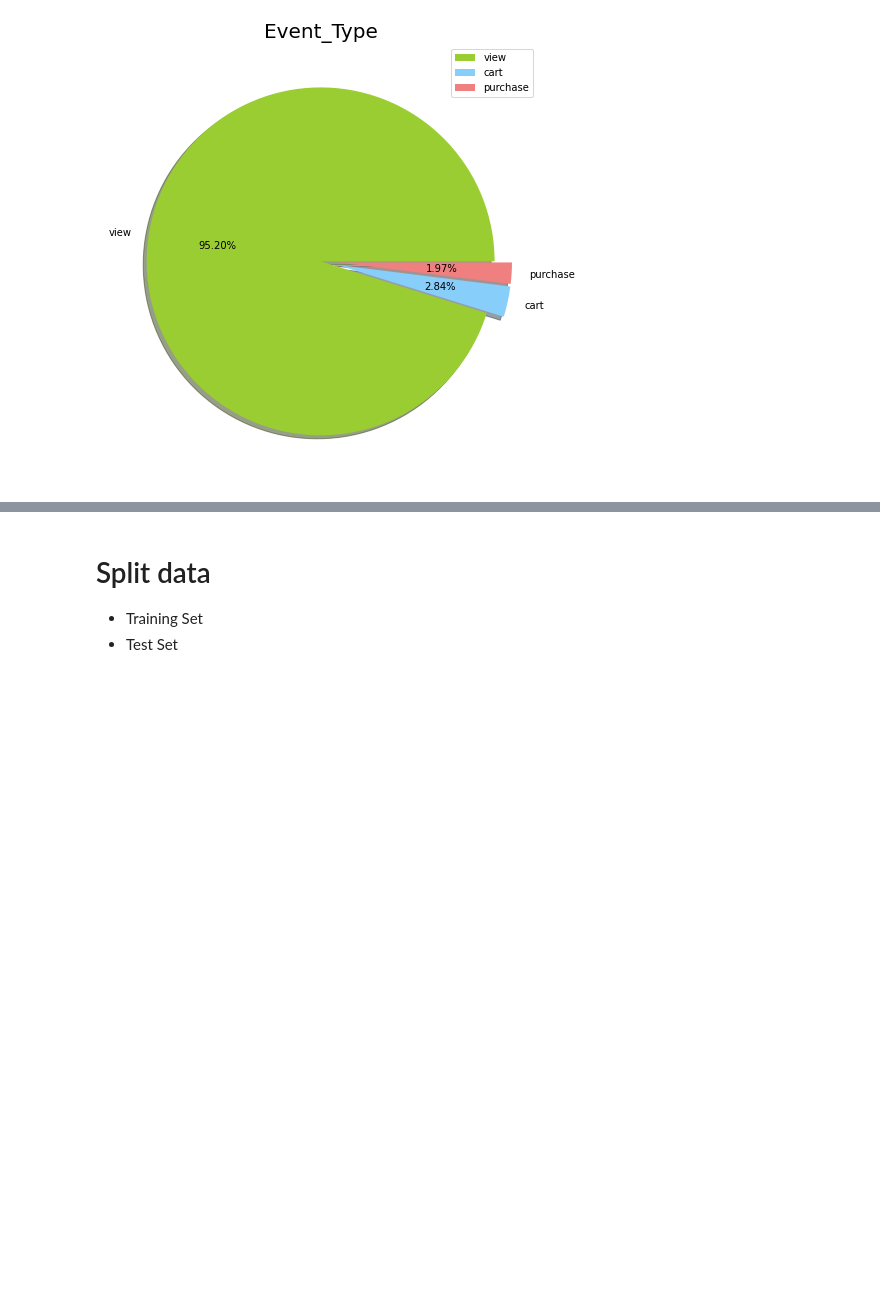
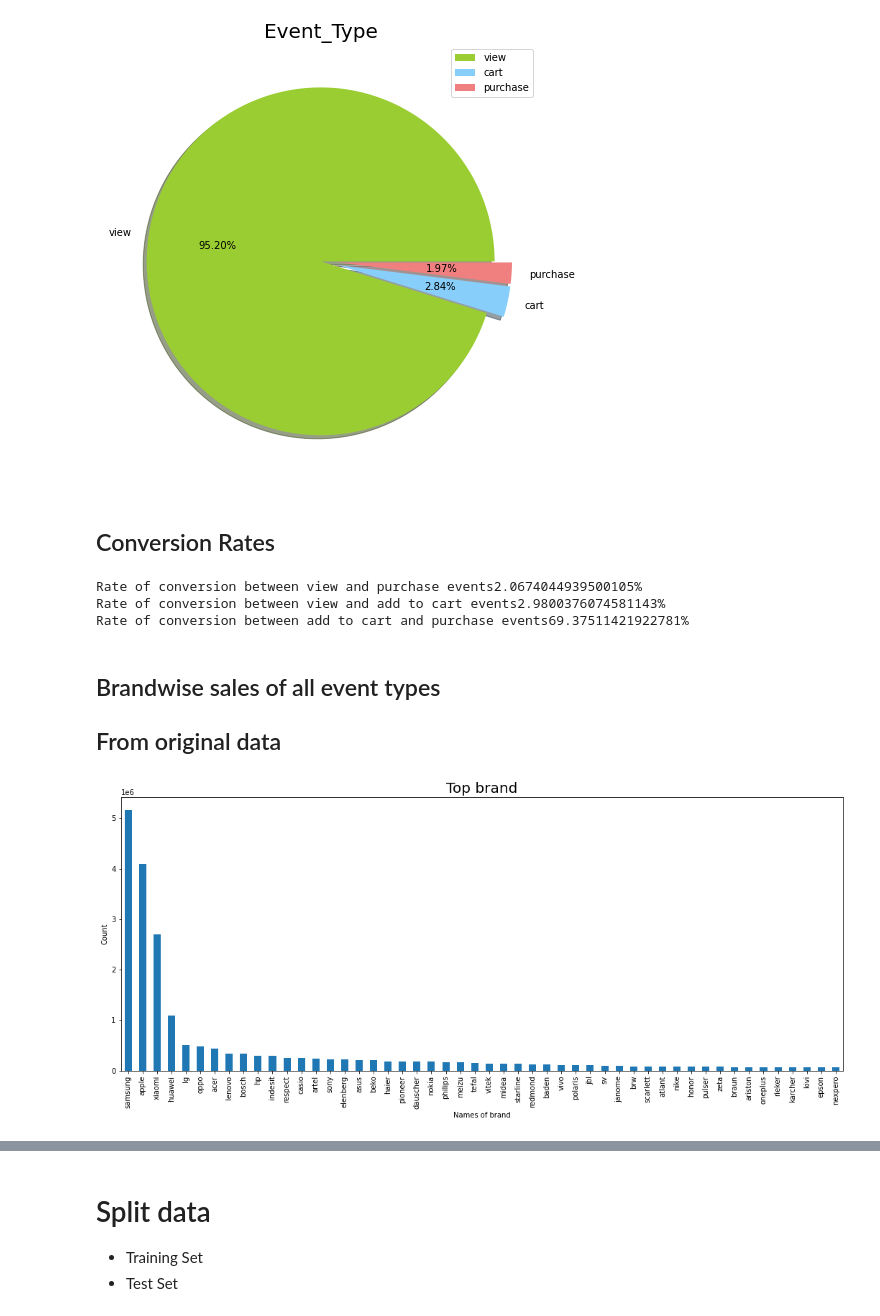
Before and after one commit to Senoirpro/Product-recommendation-for-e-commerce, a Jupyter notebook: Back-end/Machine Learning/last/senoir.ipynb, the cells around one changed output, grey strips where cells are left out. Saved outputs shown, nothing was run; the diff lists cells and outputs as text; code cells hidden in the pictures; blank space fills up the shorter version.

```diff
--- a/Back-end/Machine Learning/last/senoir.ipynb
+++ b/Back-end/Machine Learning/last/senoir.ipynb
@@ -173,8 +233,8 @@ data_frame.duplicated().sum()
 # %%
 import numpy as np
 # %%
-df = np.array(data_frame)
-df
+df1 = np.array(data_frame)
+df1
 # %% [output]
 array([[1, 'view', 3900821, ..., 'appliances.environment.water_heater',
         33.2, 554748717],
@@ -234,3 +303,27 @@ plt.legend()
 plt.show()
 # %% [output]
 [figure]
+# %% [markdown]
+## Conversion Rates
+# %%
+view_count = data_frame['event_type'].value_counts()[0]
+cart_count = data_frame['event_type'].value_counts()[1]
+purchase_count = data_frame['event_type'].value_counts()[2]
+print("Rate of conversion between view and purchase events" +str((purchase_count/view_count)*100) +'%')
+print("Rate of conversion between view and add to cart events" +str((cart_count/view_count)*100) +'%')
+print("Rate of conversion between add to cart and purchase events" +str((purchase_count/cart_count)*100) +'%')
+# %% [output]
+Rate of conversion between view and purchase events2.0674044939500105%
+Rate of conversion between view and add to cart events2.9800376074581143%
+Rate of conversion between add to cart and purchase events69.37511421922781%
+# %% [markdown]
+## Brandwise sales of all event types
+## From original data
+# %%
+df1['brand'].value_counts().head(50).plot.bar(figsize = (18,7))
+plt.title('Top brand',fontsize = 20)
+plt.xlabel('Names of brand')
+plt.ylabel('Count')
+plt.show()
+# %% [output]
+[figure, added]
```
Also changed, not shown: parts of 22 cells of this notebook.
